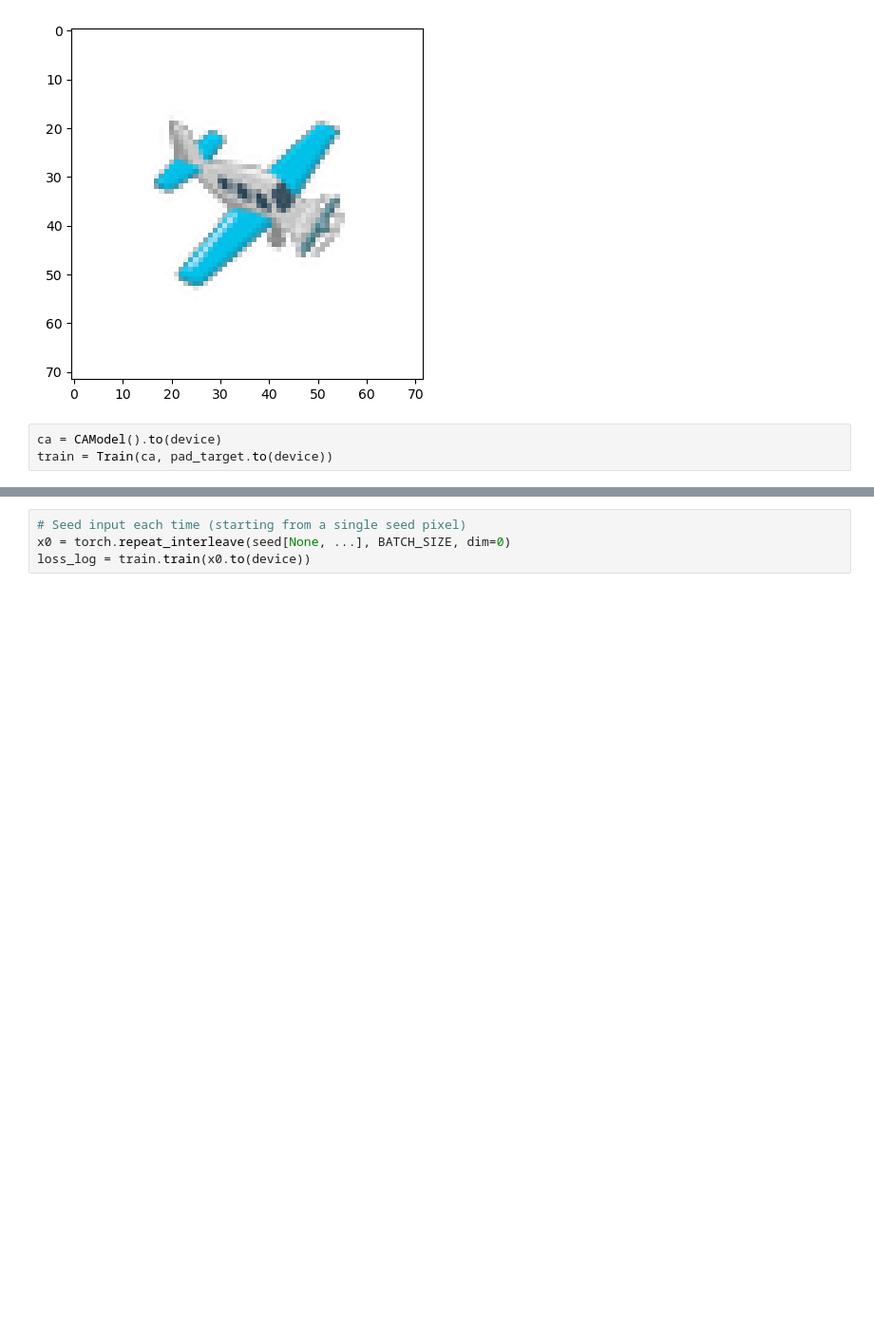
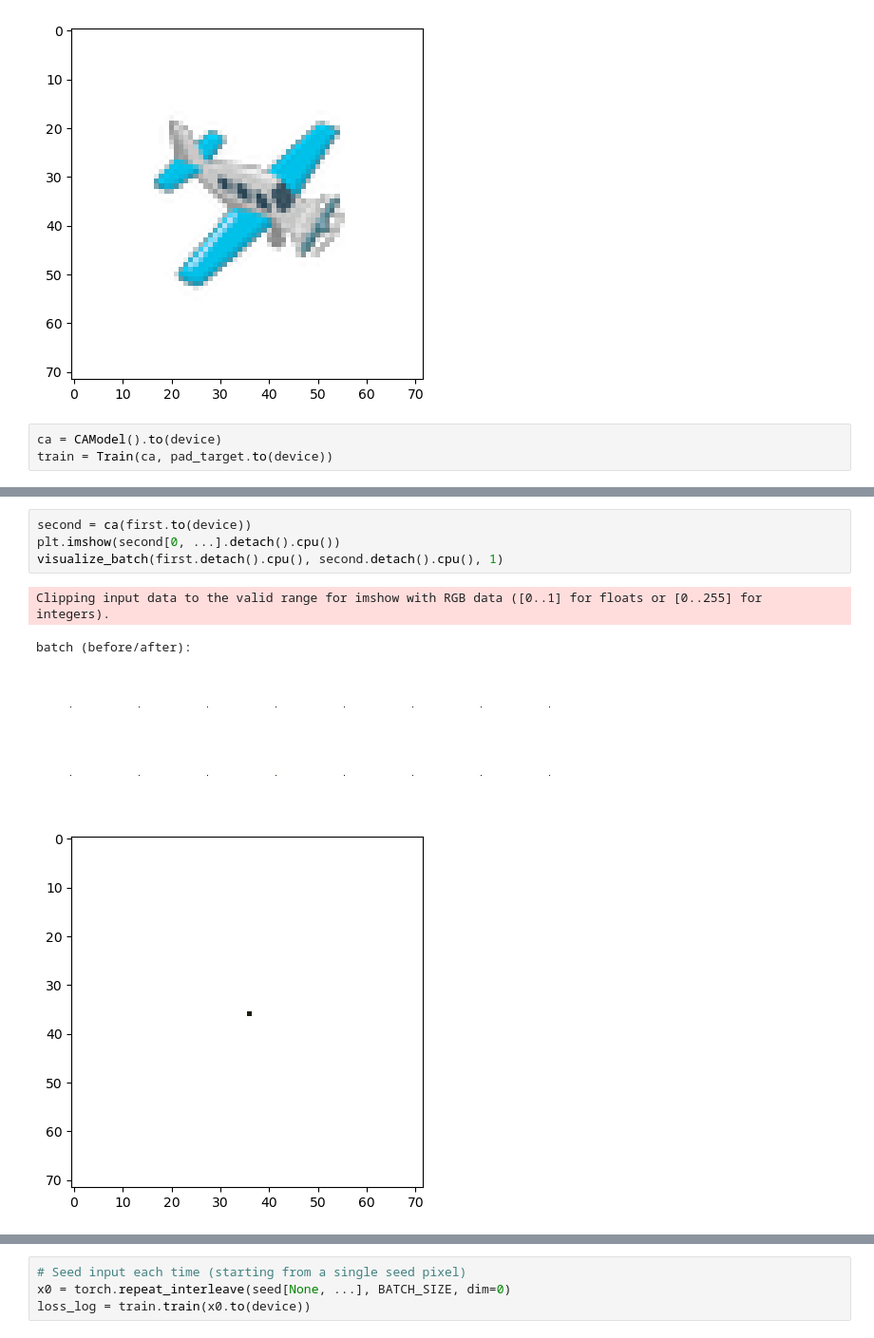
Before and after one commit to Radevsi/cellular-automata, a Jupyter notebook: Original_CA_PyTorch.ipynb, the cells around one changed output, grey strips where cells are left out. Shown at 95% size. Drawn from its saved outputs; the diff is of its cells as text; blank space fills up the shorter version.

```diff
--- a/Original_CA_PyTorch.ipynb
+++ b/Original_CA_PyTorch.ipynb
@@ -314,0 +339,9 @@ KeyboardInterrupt:
+# %%
+second = ca(first.to(device))
+plt.imshow(second[0, ...].detach().cpu())
+visualize_batch(first.detach().cpu(), second.detach().cpu(), 1)
+# %% [output]
+Clipping input data to the valid range for imshow with RGB data ([0..1] for floats or [0..255] for integers).
+batch (before/after):
+[figure, added]
+[figure, added]
```
Also changed, not shown: parts of 10 cells of this notebook.
